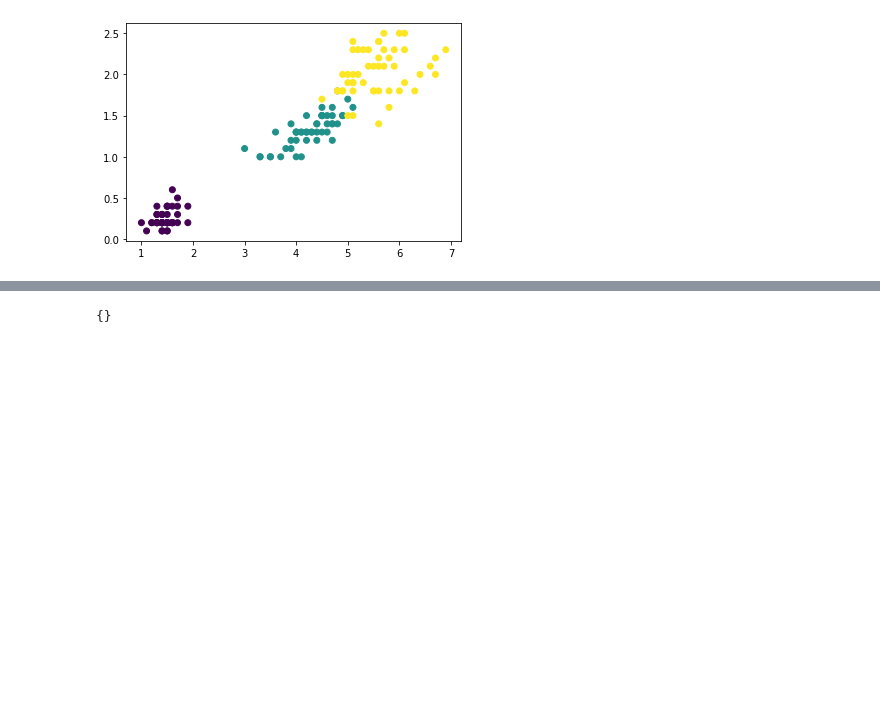
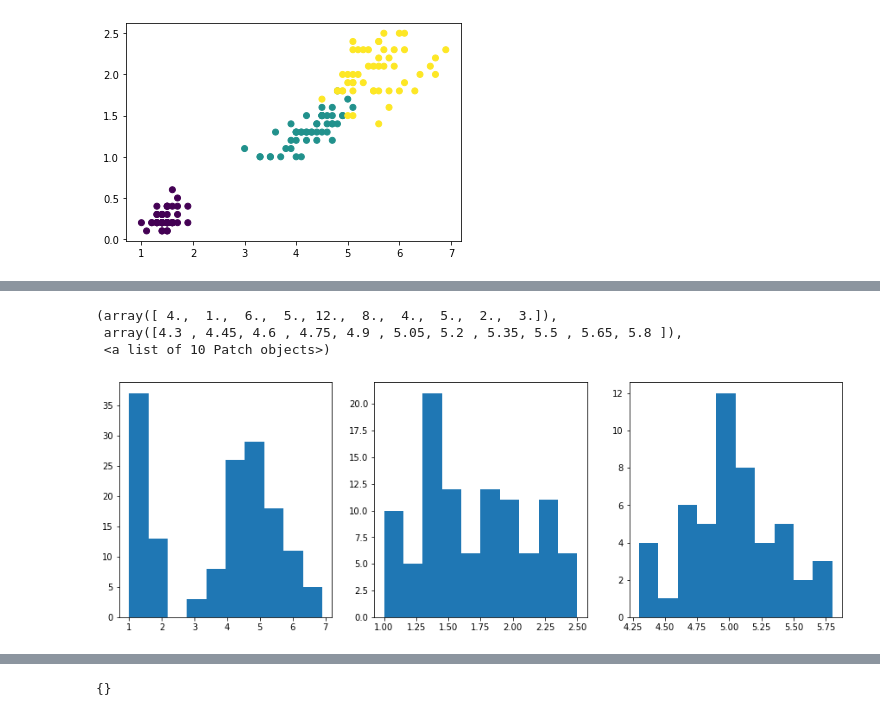
Before and after one commit to arminwitte/binarybeech, a Jupyter notebook: notebooks/iris_unsupervised.ipynb, the cells around one changed output, grey strips where cells are left out. Saved outputs shown, nothing was run; the diff lists cells and outputs as text; code cells hidden in the pictures; blank space fills up the shorter version.

```diff
--- a/notebooks/iris_unsupervised.ipynb
+++ b/notebooks/iris_unsupervised.ipynb
@@ -59,3 +78,13 @@ ax.scatter(df_iris["petal_length"],df_iris["petal_width"],c=df_iris_orig["specie
+# %%
+fig, ax = plt.subplots(1,3,figsize=(15,5))
+ax[0].hist(df_iris["petal_length"])
+ax[1].hist(df_iris[df_iris["petal_length"]>=2.64]["petal_width"])
+ax[2].hist(df_iris[df_iris["petal_length"]<2.64]["sepal_length"])
+# %% [output]
+(array([ 4.,  1.,  6.,  5., 12.,  8.,  4.,  5.,  2.,  3.]),
+ array([4.3 , 4.45, 4.6 , 4.75, 4.9 , 5.05, 5.2 , 5.35, 5.5 , 5.65, 5.8 ]),
+ <a list of 10 Patch objects>)
+[figure, added]
 # %%
 import binarybeech.utils
 binarybeech.utils.print_tree(c_iris.tree)
```
Also changed, not shown: parts of 4 cells of this notebook, 4 other files.
